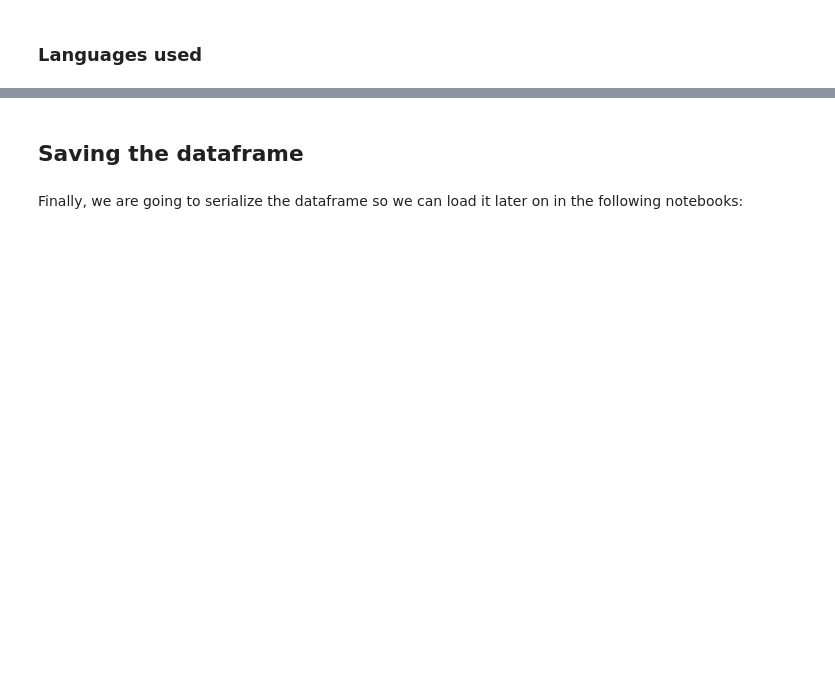
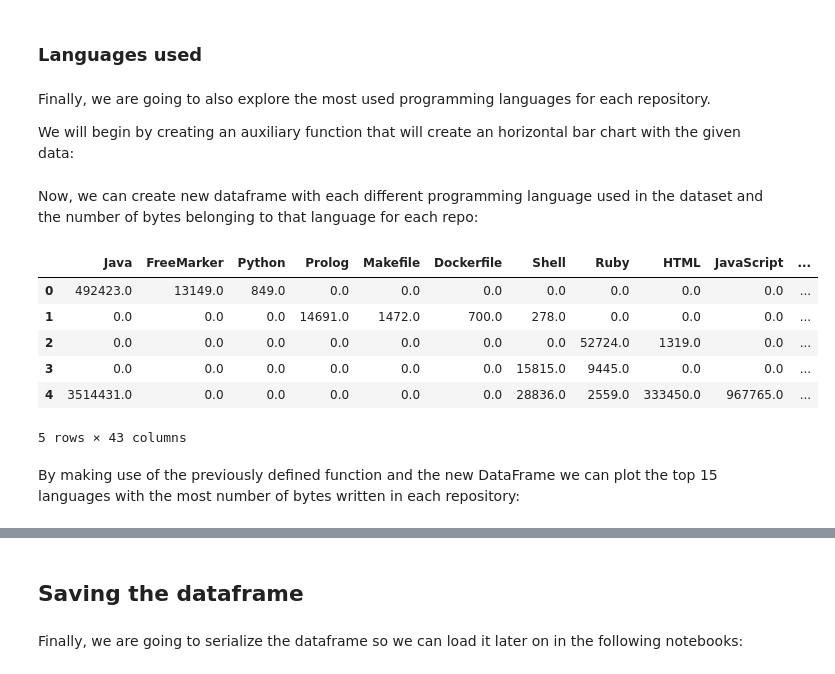
Before and after one commit to weso-edma/hercules-challenge-git, a Jupyter notebook: notebooks/1_Data_Fetching.ipynb, the cells around one changed output, grey strips where cells are left out. Saved outputs shown, nothing was run; the diff lists cells and outputs as text; code cells hidden in the pictures; blank space fills up the shorter version.

Commit message:
Add programming languages visualizations

```diff
--- a/notebooks/1_Data_Fetching.ipynb
+++ b/notebooks/1_Data_Fetching.ipynb
@@ -190,2 +200,6 @@ hist.save_plot(os.path.join(RESULTS_DIR, '1_Repo_text_length.svg'))
 # %% [markdown]
 ### Languages used
+# %% [markdown]
+Finally, we are going to also explore the most used programming languages for each repository.
+
+We will begin by creating an auxiliary function that will create an horizontal bar chart with the given data:
@@ -191,0 +227,15 @@ hist.save_plot(os.path.join(RESULTS_DIR, '1_Repo_text_length.svg'))
+# %% [markdown]
+Now, we can create new dataframe with each different programming language used in the dataset and the number of bytes belonging to that language for each repo:
+# %%
+languages_df = pd.DataFrame(df['languages'].values.tolist()).fillna(value=0, inplace=False)
+languages_df.head()
+# %% [output]
+|  | Java | FreeMarker | Python | Prolog | Makefile | Dockerfile | Shell | Ruby | HTML | JavaScript | ... |
+| 0 | 492423.0 | 13149.0 | 849.0 | 0.0 | 0.0 | 0.0 | 0.0 | 0.0 | 0.0 | 0.0 | ... |
+| 1 | 0.0 | 0.0 | 0.0 | 14691.0 | 1472.0 | 700.0 | 278.0 | 0.0 | 0.0 | 0.0 | ... |
+| 2 | 0.0 | 0.0 | 0.0 | 0.0 | 0.0 | 0.0 | 0.0 | 52724.0 | 1319.0 | 0.0 | ... |
+| 3 | 0.0 | 0.0 | 0.0 | 0.0 | 0.0 | 0.0 | 15815.0 | 9445.0 | 0.0 | 0.0 | ... |
+| 4 | 3514431.0 | 0.0 | 0.0 | 0.0 | 0.0 | 0.0 | 28836.0 | 2559.0 | 333450.0 | 967765.0 | ... |
+5 rows × 43 columns
+# %% [markdown]
+By making use of the previously defined function and the new DataFrame we can plot the top 15 languages with the most number of bytes written in each repository:
```
Also changed, not shown: parts of 12 cells of this notebook, 2 other files.
